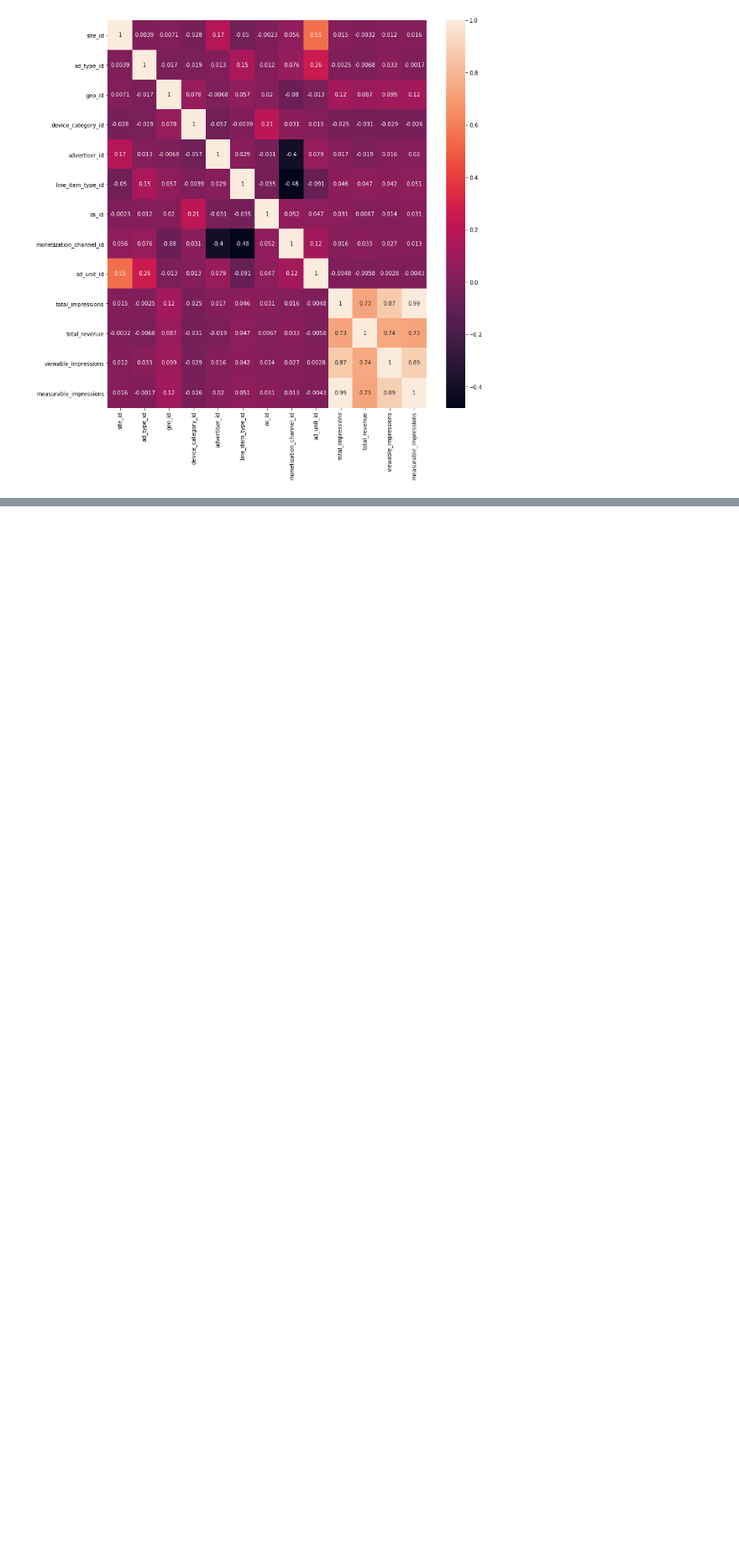
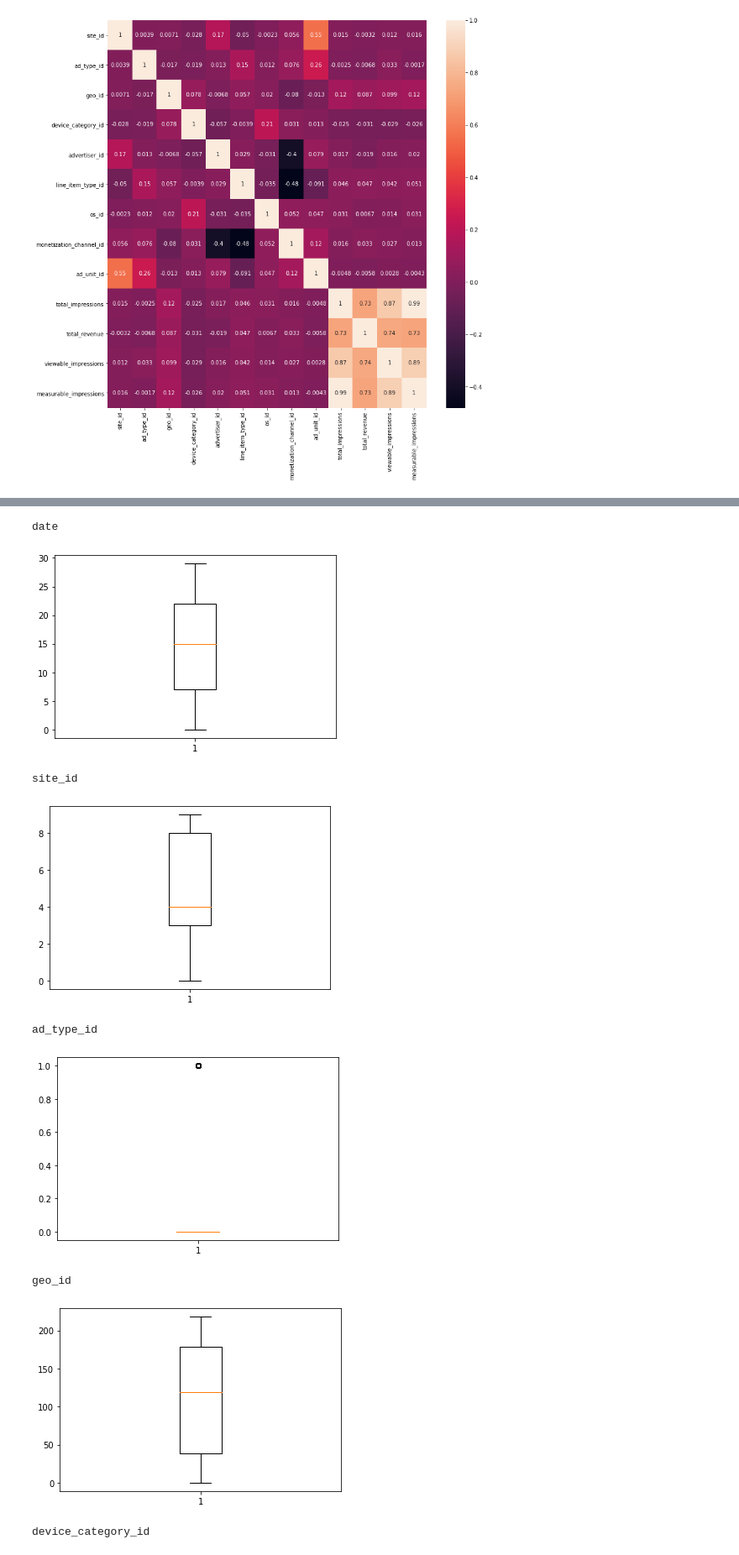
Before and after one commit to apurvasijaria/digital_ad_bidding_revenue, a Jupyter notebook: codes/data_exploration.ipynb, the cells around one changed output, grey strips where cells are left out. Shown at 84% size. Drawn from its saved outputs; the diff is of its cells as text; code cells hidden in the pictures; blank space fills up the shorter version.

```diff
--- a/codes/data_exploration.ipynb
+++ b/codes/data_exploration.ipynb
@@ -251,0 +367,16 @@ Name: date, dtype: int64
+# %%
+## Some outliers present confirming with boxplot
+for col in data_clean.columns:
+    print(col)
+    plt.boxplot(data_clean[col])
+    plt.show()
+# %% [output]
+date
+[figure, added]
+site_id
+[figure, added]
+ad_type_id
+[figure, added]
+geo_id
+[figure, added]
+device_category_id
```
Also changed, not shown: parts of 19 cells of this notebook, 6 other files.
